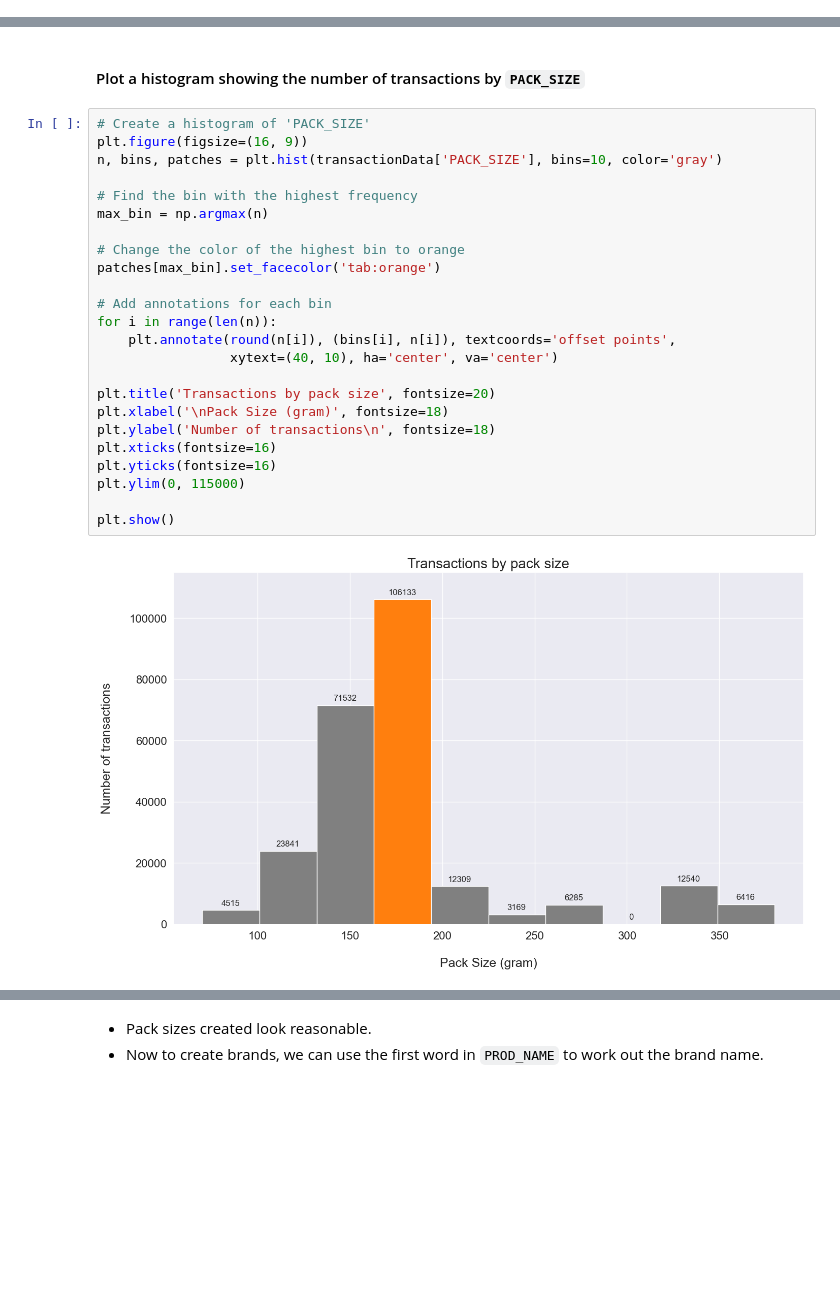
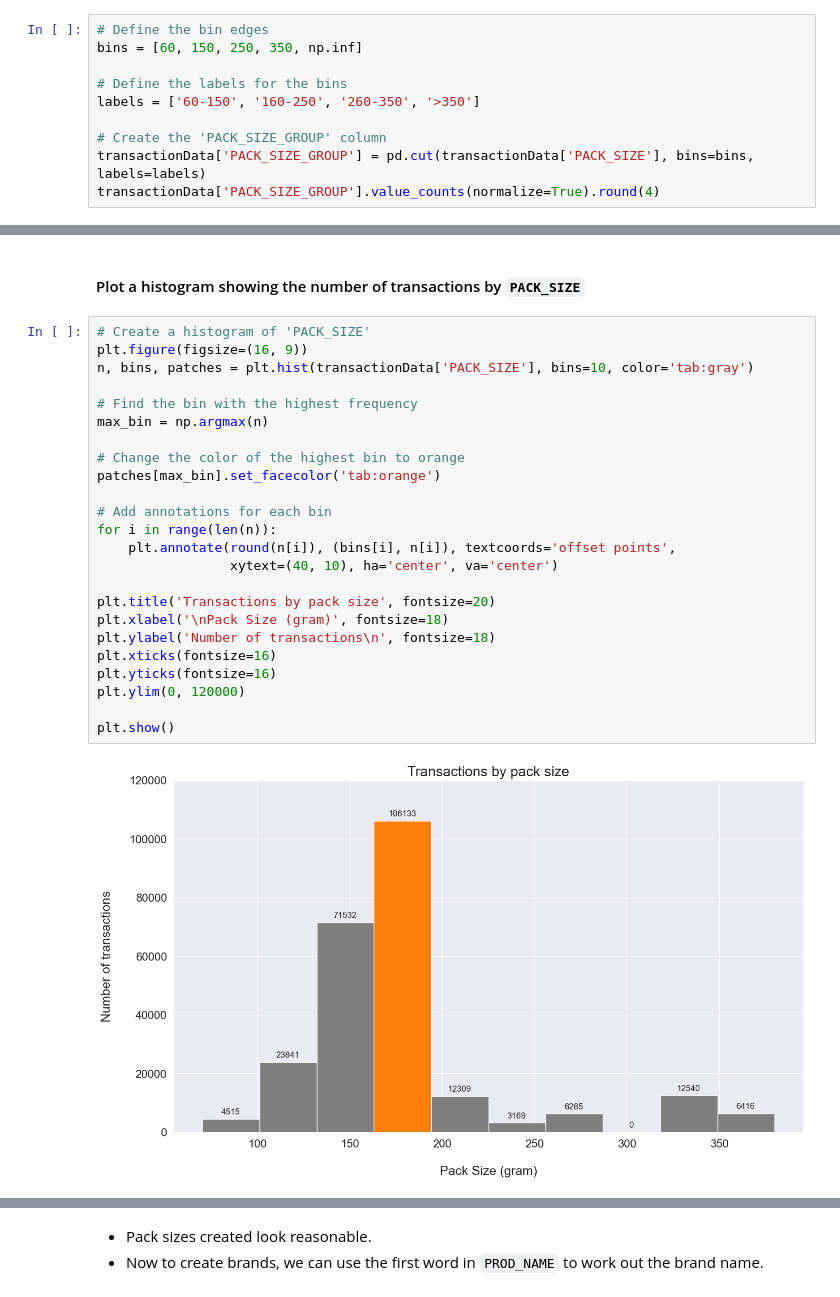
Before and after one commit to sabirinID/Quantium-Data-Analytics-Virtual-Internship, a Jupyter notebook: Files/1-Data Preparation and Customer Analytics/1-Data Preparation.ipynb, the cells around one changed output, grey strips where cells are left out. Cells and saved outputs as stored; diff of their text form; blank space fills up the shorter version.

```diff
--- a/Files/1-Data Preparation and Customer Analytics/1-Data Preparation.ipynb
+++ b/Files/1-Data Preparation and Customer Analytics/1-Data Preparation.ipynb
@@ -489,3 +489,13 @@ array([380, 330, 270, 250, 220, 210, 200, 190, 180, 175, 170, 165, 160,
 - The largest size is 380g and the smallest size is 70g - seems sensible!
 - Let's plot a histogram of `PACK_SIZE` since we know that it is a categorical
 variable and not a continuous variable even though it is numeric.
+# %%
+# Define the bin edges
+bins = [60, 150, 250, 350, np.inf]
+
+# Define the labels for the bins
+labels = ['60-150', '160-250', '260-350', '>350']
+
+# Create the 'PACK_SIZE_GROUP' column
+transactionData['PACK_SIZE_GROUP'] = pd.cut(transactionData['PACK_SIZE'], bins=bins, labels=labels)
+transactionData['PACK_SIZE_GROUP'].value_counts(normalize=True).round(4)
@@ -494,26 +511,26 @@ variable and not a continuous variable even though it is numeric.
 # %%
 # Create a histogram of 'PACK_SIZE'
 plt.figure(figsize=(16, 9))
-n, bins, patches = plt.hist(transactionData['PACK_SIZE'], bins=10, color='gray')
+n, bins, patches = plt.hist(transactionData['PACK_SIZE'], bins=10, color='tab:gray')
 
 # Find the bin with the highest frequency
 max_bin = np.argmax(n)
 
 # Change the color of the highest bin to orange
 patches[max_bin].set_facecolor('tab:orange')
 
 # Add annotations for each bin
 for i in range(len(n)):
     plt.annotate(round(n[i]), (bins[i], n[i]), textcoords='offset points',
                  xytext=(40, 10), ha='center', va='center')
 
 plt.title('Transactions by pack size', fontsize=20)
 plt.xlabel('\nPack Size (gram)', fontsize=18)
 plt.ylabel('Number of transactions\n', fontsize=18)
 plt.xticks(fontsize=16)
 plt.yticks(fontsize=16)
-plt.ylim(0, 115000)
+plt.ylim(0, 120000)
 
 plt.show()
 # %% [output]
-[figure, old version]
+[figure, new version]
```
Also changed, not shown: parts of 10 cells of this notebook.
